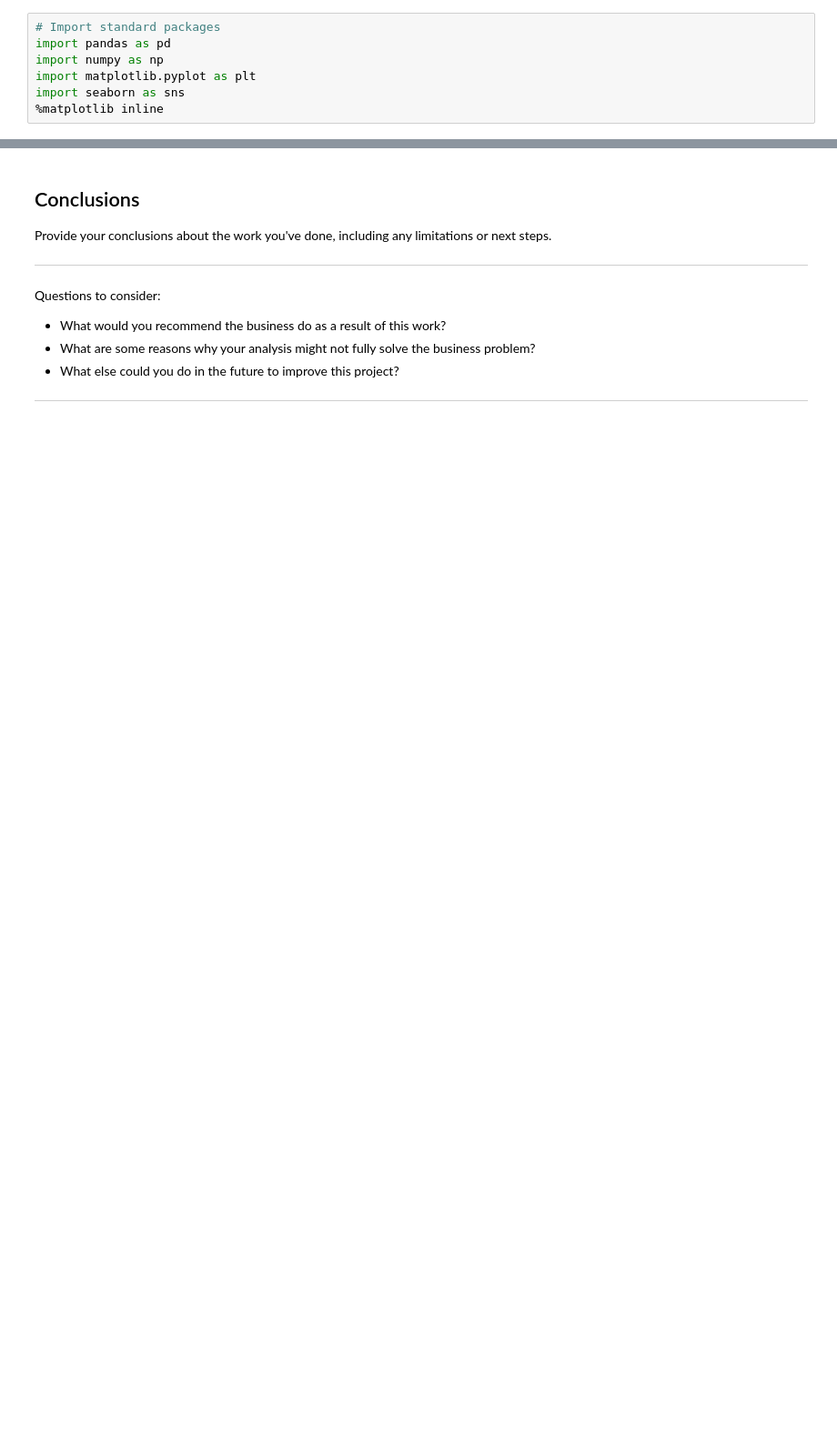
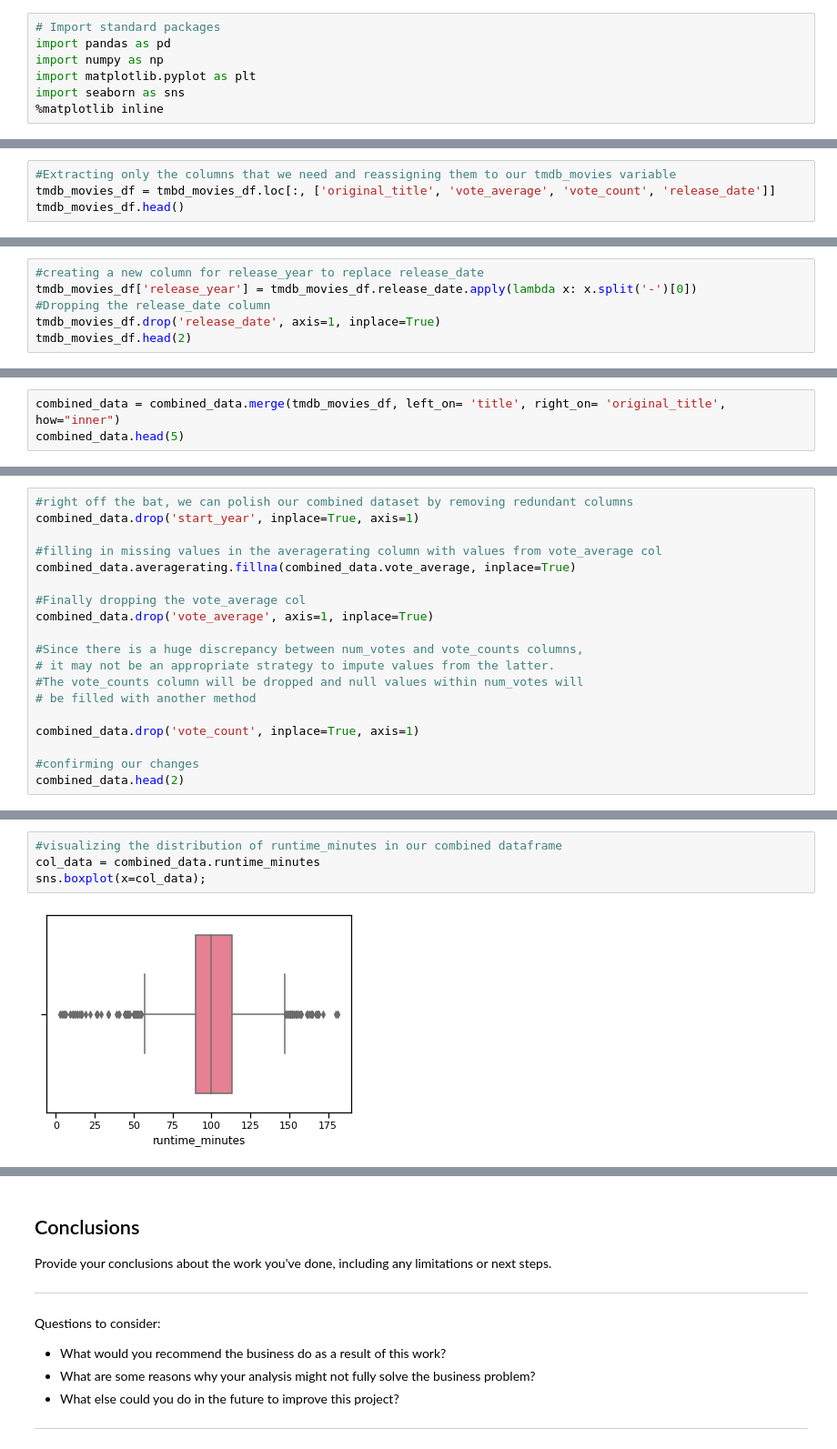
Before and after one commit to WanjaoColins/Movie-Analysis-Microsoft-Studio, a Jupyter notebook: Movie-Success-Strategies-Microsoft.ipynb, the cells around one changed output, grey strips where cells are left out. Shown at 91% size. Cells and saved outputs as stored; diff of their text form; blank space fills up the shorter version.

```diff
--- a/Movie-Success-Strategies-Microsoft.ipynb
+++ b/Movie-Success-Strategies-Microsoft.ipynb
@@ -88,0 +542,4 @@ Questions to consider:
+# %%
+#Extracting only the columns that we need and reassigning them to our tmdb_movies variable
+tmdb_movies_df = tmbd_movies_df.loc[:, ['original_title', 'vote_average', 'vote_count', 'release_date']]
+tmdb_movies_df.head()
@@ -88,0 +553,6 @@ Questions to consider:
+# %%
+#creating a new column for release_year to replace release_date
+tmdb_movies_df['release_year'] = tmdb_movies_df.release_date.apply(lambda x: x.split('-')[0])
+#Dropping the release_date column
+tmdb_movies_df.drop('release_date', axis=1, inplace=True)
+tmdb_movies_df.head(2)
@@ -88,0 +563,3 @@ Questions to consider:
+# %%
+combined_data = combined_data.merge(tmdb_movies_df, left_on= 'title', right_on= 'original_title', how="inner")
+combined_data.head(5)
@@ -88,0 +582,19 @@ Questions to consider:
+# %%
+#right off the bat, we can polish our combined dataset by removing redundant columns
+combined_data.drop('start_year', inplace=True, axis=1)
+
+#filling in missing values in the averagerating column with values from vote_average col
+combined_data.averagerating.fillna(combined_data.vote_average, inplace=True)
+
+#Finally dropping the vote_average col
+combined_data.drop('vote_average', axis=1, inplace=True)
+
+#Since there is a huge discrepancy between num_votes and vote_counts columns,
+# it may not be an appropriate strategy to impute values from the latter.
+#The vote_counts column will be dropped and null values within num_votes will
+# be filled with another method
+
+combined_data.drop('vote_count', inplace=True, axis=1)
+
+#confirming our changes
+combined_data.head(2)
@@ -88,0 +612,6 @@ Questions to consider:
+# %%
+#visualizing the distribution of runtime_minutes in our combined dataframe
+col_data = combined_data.runtime_minutes
+sns.boxplot(x=col_data);
+# %% [output]
+[figure, added]
```
Also changed, not shown: parts of 77 cells of this notebook, 2 other files.
